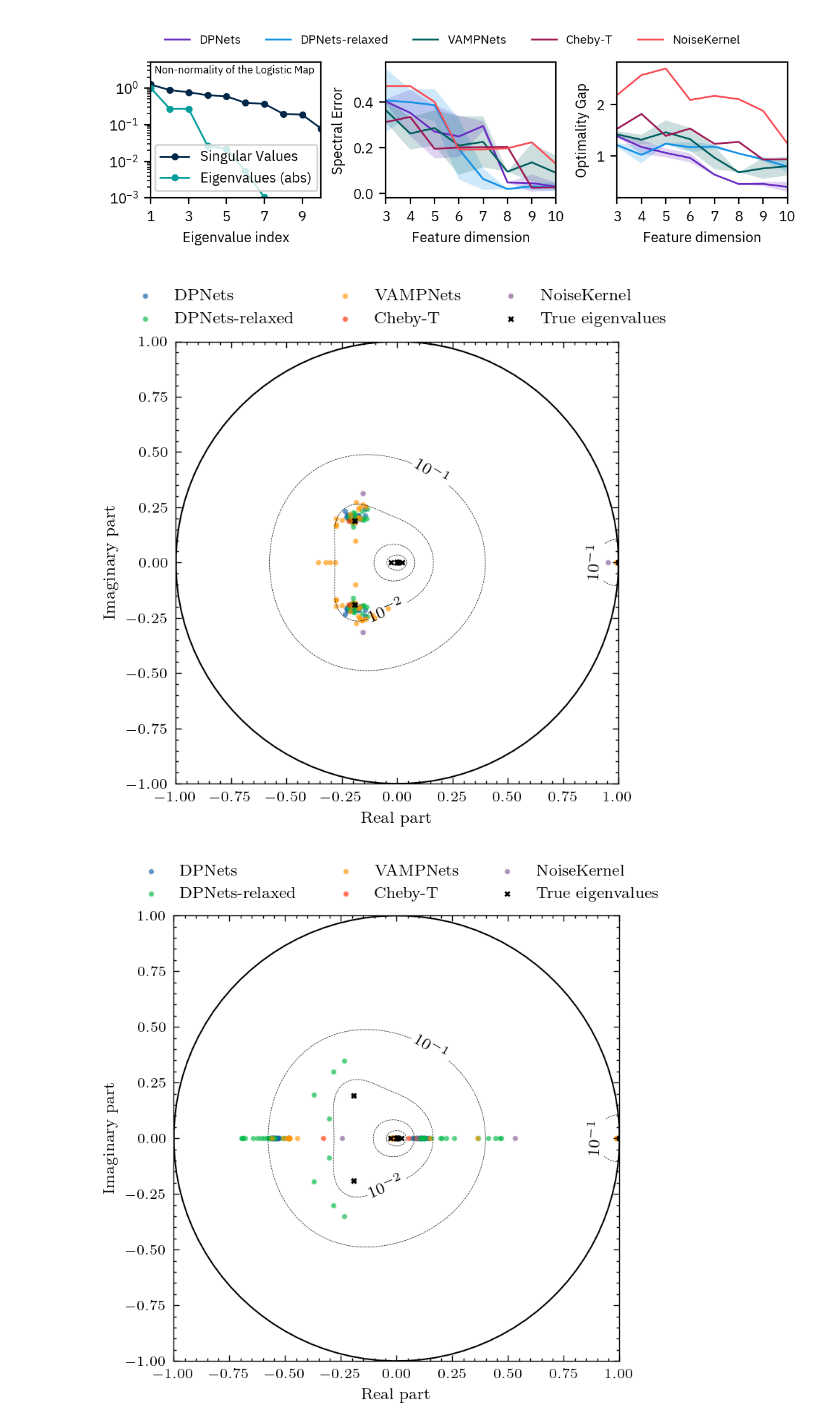
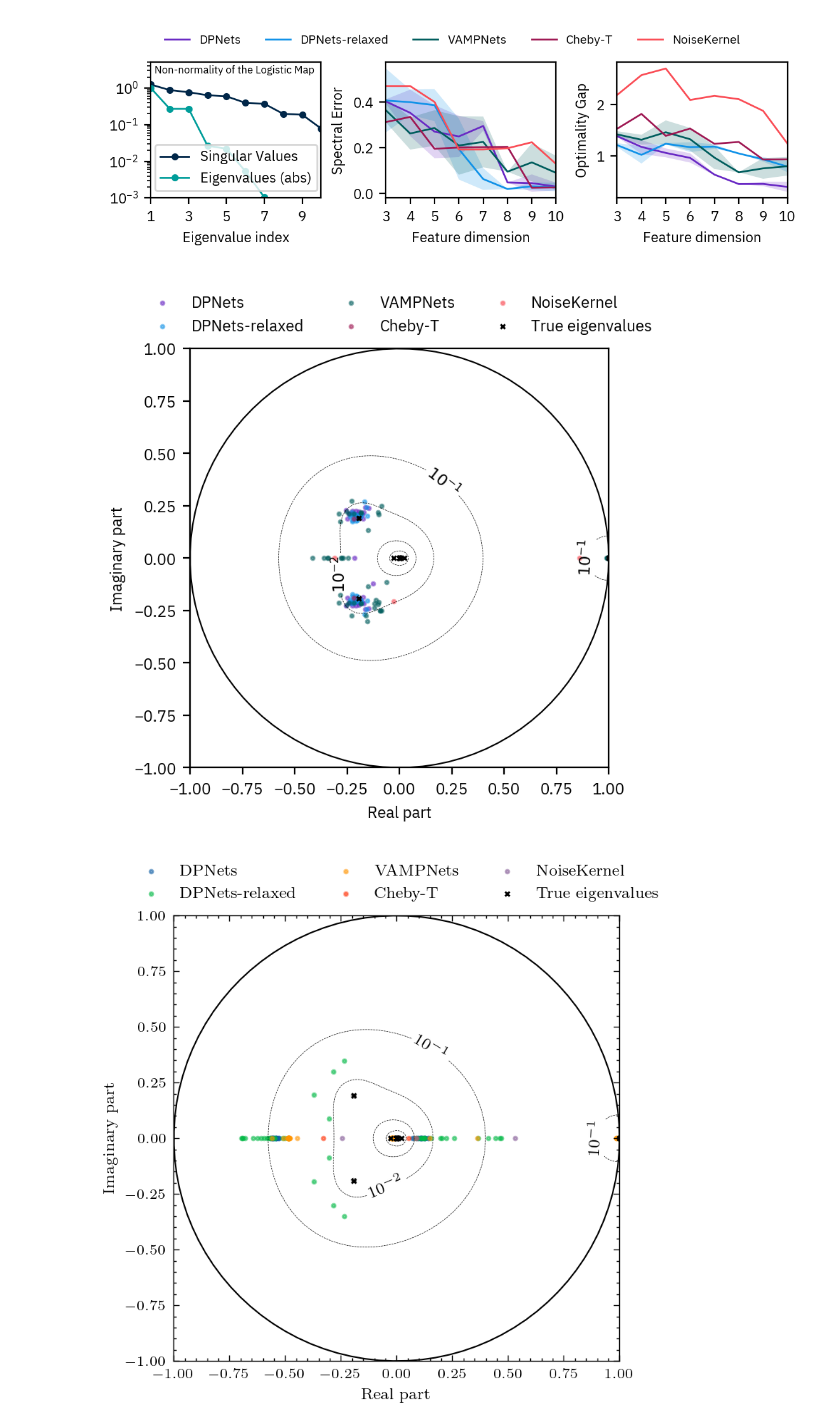
Before and after one commit to pietronvll/DPNets, a Jupyter notebook: logistic_map/analysis.ipynb, the cells around one changed output. Saved outputs shown, nothing was run; the diff lists cells and outputs as text; code cells hidden in the pictures.

```diff
--- a/logistic_map/analysis.ipynb
+++ b/logistic_map/analysis.ipynb
@@ -231,12 +231,12 @@ def plot_eigs(reports, feature_dim, level_exps, lim = 1):
     ax.set_aspect('equal')
     return fig, ax
 # %%
-feature_dim = 10
+feature_dim = 9
 fig, ax = plot_eigs(reports, feature_dim, level_exps = [-5, -4, -3, -2, -1], lim = 1)
 fig.tight_layout()
-fig.savefig(f"figures/eigs_{feature_dim}_features.png")
+#fig.savefig(f"figures/eigs_{feature_dim}_features.png")
 # %% [output]
-[figure, old version]
+[figure, new version]
 # %%
 from matplotlib.animation import FuncAnimation
 lim = 1
```
Also changed, not shown: 2 other files.
